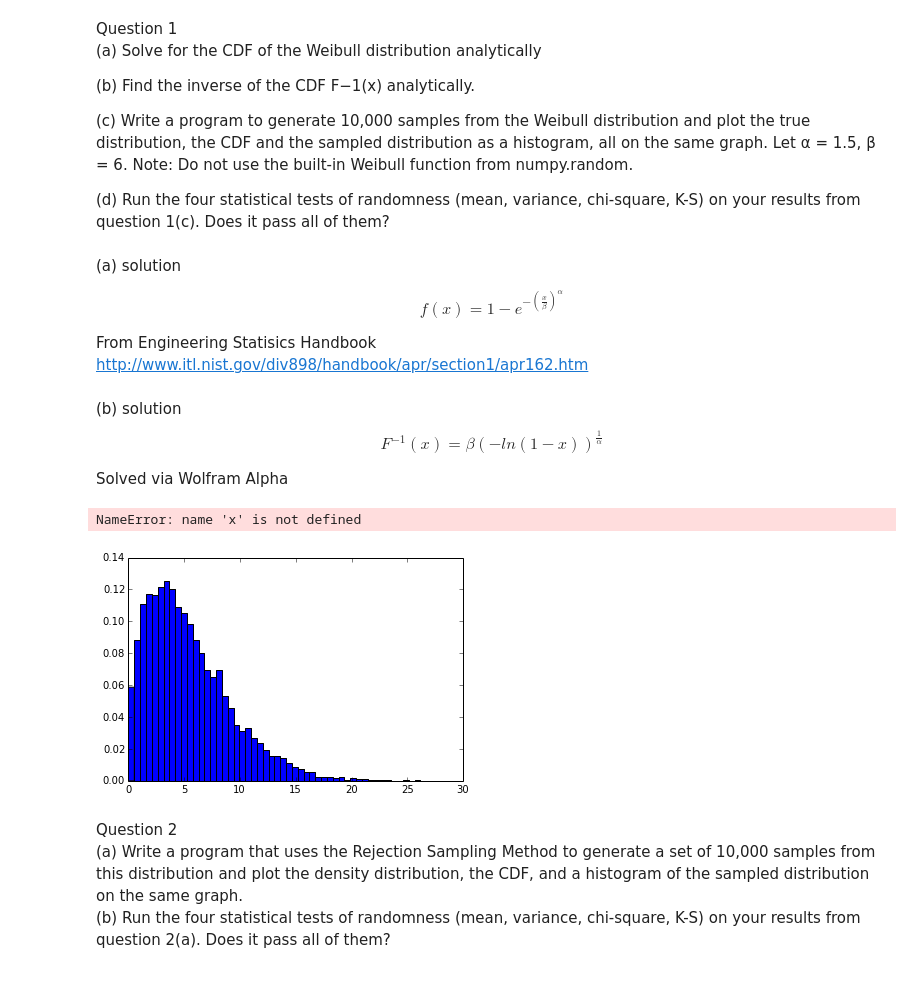
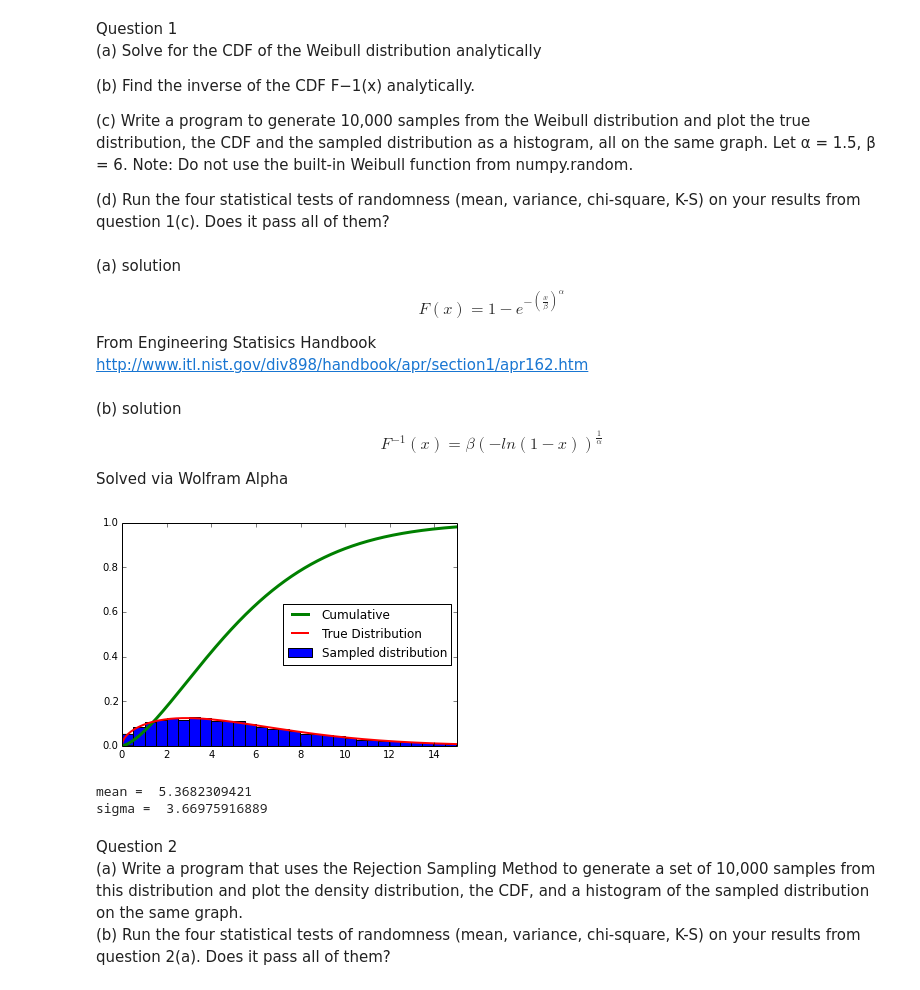
Before and after one commit to cspearso/PHYS202-S14, a Jupyter notebook: SciPy/RandomAndMCExercises.ipynb, the cells around one changed output. Drawn from its saved outputs; the diff is of its cells as text; code cells hidden in the pictures.

```diff
--- a/SciPy/RandomAndMCExercises.ipynb
+++ b/SciPy/RandomAndMCExercises.ipynb
@@ -24,7 +24,7 @@ Note: Do not use the built-in Weibull function from numpy.random.
 (a)  solution
 
 \begin{equation}
-f\left(x\right) = 1 - e^{-(\frac{x}{\beta})^\alpha}
+F\left(x\right) = 1 - e^{-(\frac{x}{\beta})^\alpha}
 \end{equation}
 
 From Engineering Statisics Handbook
@@ -38,32 +38,46 @@ F^{-1}\left(x\right) = \beta\left(-ln(1-x)\right)^{\frac{1}\alpha}
 Solved via Wolfram Alpha
 # %%
 #c
-f = lambda x: 1- exp(-(x/6.)**1.5)
+f = lambda x: 1.5*6.**(-1.5)*x**0.5*exp(-(x/6.)**1.5)
+F = lambda x: 1- exp(-(x/6.)**1.5)
 Finv = lambda z: 6.*(-np.log(1-z))**(1/1.5)
-#number of samples
+
+
 N = 10000
 
-#N random numbers between 0 and 1
+
 z = np.random.random_sample(N);
 
-#inverse CDF
+xsamples = Finv(z);
+x = arange(0,30,.01)
 
-
-#sampled x values
-xsamples = Finv(z);
-
-#how do they compare to the original?
 plt.hist(xsamples,50,normed=True,label="Sampled distribution")
-plt.plot(x,f(x),label='True distribution',lw=3,color='red')
-
+plt.plot(x,F(x),label='Cumulative',lw=3)
+plt.plot(x,f(x),label='True Distribution',lw=2,color='red')
 plt.xlim(0,15)
-plt.ylim(0,10)
 
 plt.legend(loc=0)
 plt.show()
 # %% [output]
-NameError: name 'x' is not defined
-[figure, old version]
+[figure, new version]
+# %%
+#d
+#mean test
+m = xsamples.mean()
+print "mean = ", m
+#variance test
+a = xsamples - m
+b = a**2
+c = b.sum()
+d = c / (len(xsamples)-1)
+sigma = np.sqrt(d)
+print "sigma = ", sigma
+#Chi Squared Test
+
+#K-S Test
+# %% [output]
+mean =  5.3682309421
+sigma =  3.66975916889
 # %% [markdown]
 Question 2
 (a) Write a program that uses the Rejection Sampling Method to generate a set of 10,000 samples from this distribution and plot the density distribution, the CDF, and a histogram of the sampled distribution on the same graph.
```
Also changed, not shown: parts of 5 cells of this notebook.
